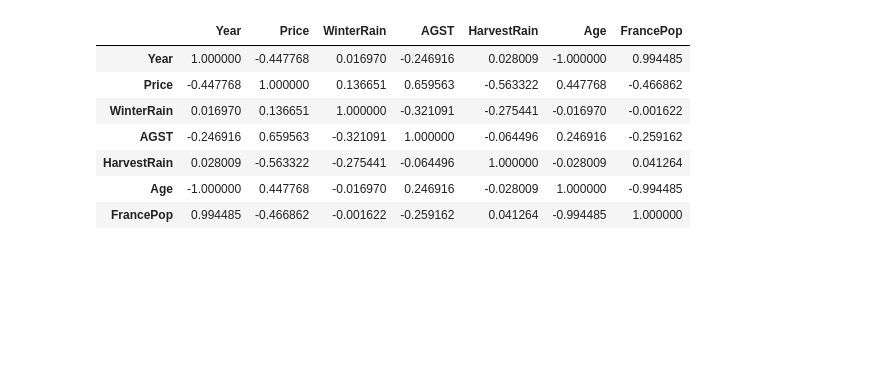
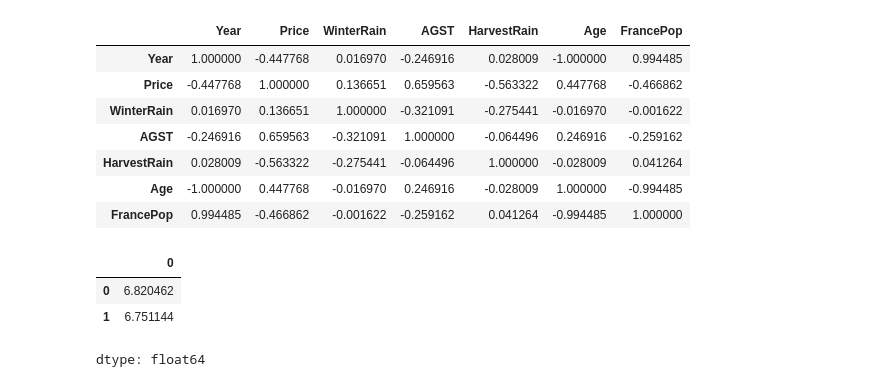
Before and after one commit to Anushka23ja/Anushka23ja, a Jupyter notebook: MSIS_510.ipynb, the cells around one changed output. Saved outputs shown, nothing was run; the diff lists cells and outputs as text; code cells hidden in the pictures; blank space fills up the shorter version.

```diff
--- a/MSIS_510.ipynb
+++ b/MSIS_510.ipynb
@@ -81,3 +81,14 @@ df.corr()
 | HarvestRain | 0.028009 | -0.563322 | -0.275441 | -0.064496 | 1.000000 | -0.028009 | 0.041264 |
 | Age | -1.000000 | 0.447768 | -0.016970 | 0.246916 | -0.028009 | 1.000000 | -0.994485 |
 | FrancePop | 0.994485 | -0.466862 | -0.001622 | -0.259162 | 0.041264 | -0.994485 | 1.000000 |
+# %%
+df_test = pd.read_csv("https://raw.githubusercontent.com/amandeep0/IS451/main/data/WineTest.csv")
+# %%
+linear_regression_multiple = smf.ols(formula = 'Price ~ WinterRain + AGST + HarvestRain + Age + FrancePop', data = df)
+linear_regression_multiple_result = linear_regression_multiple.fit()
+linear_regression_multiple_result.predict(df_test)
+# %% [output]
+|  | 0 |
+| 0 | 6.820462 |
+| 1 | 6.751144 |
+dtype: float64
```
Also changed, not shown: parts of 1 cell of this notebook.
